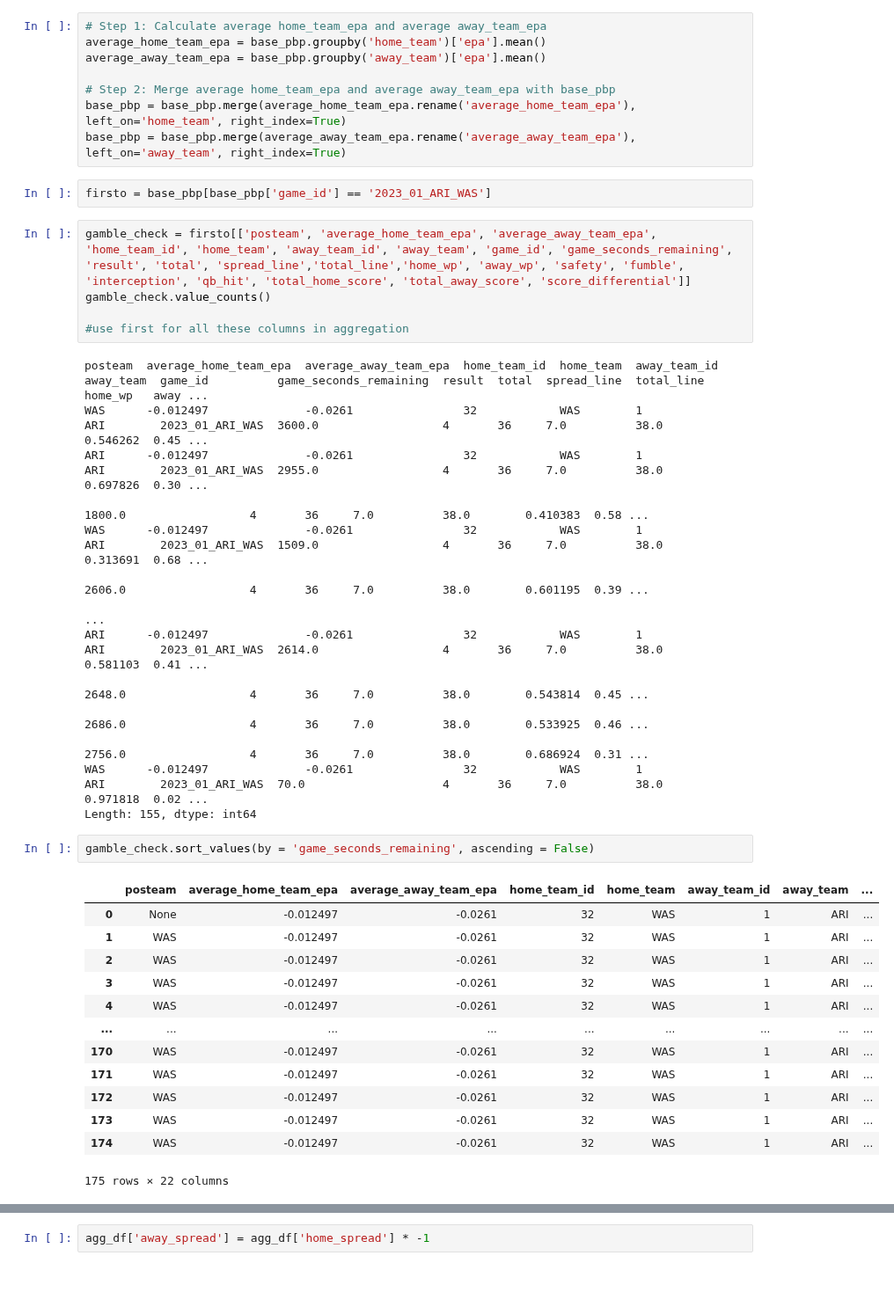
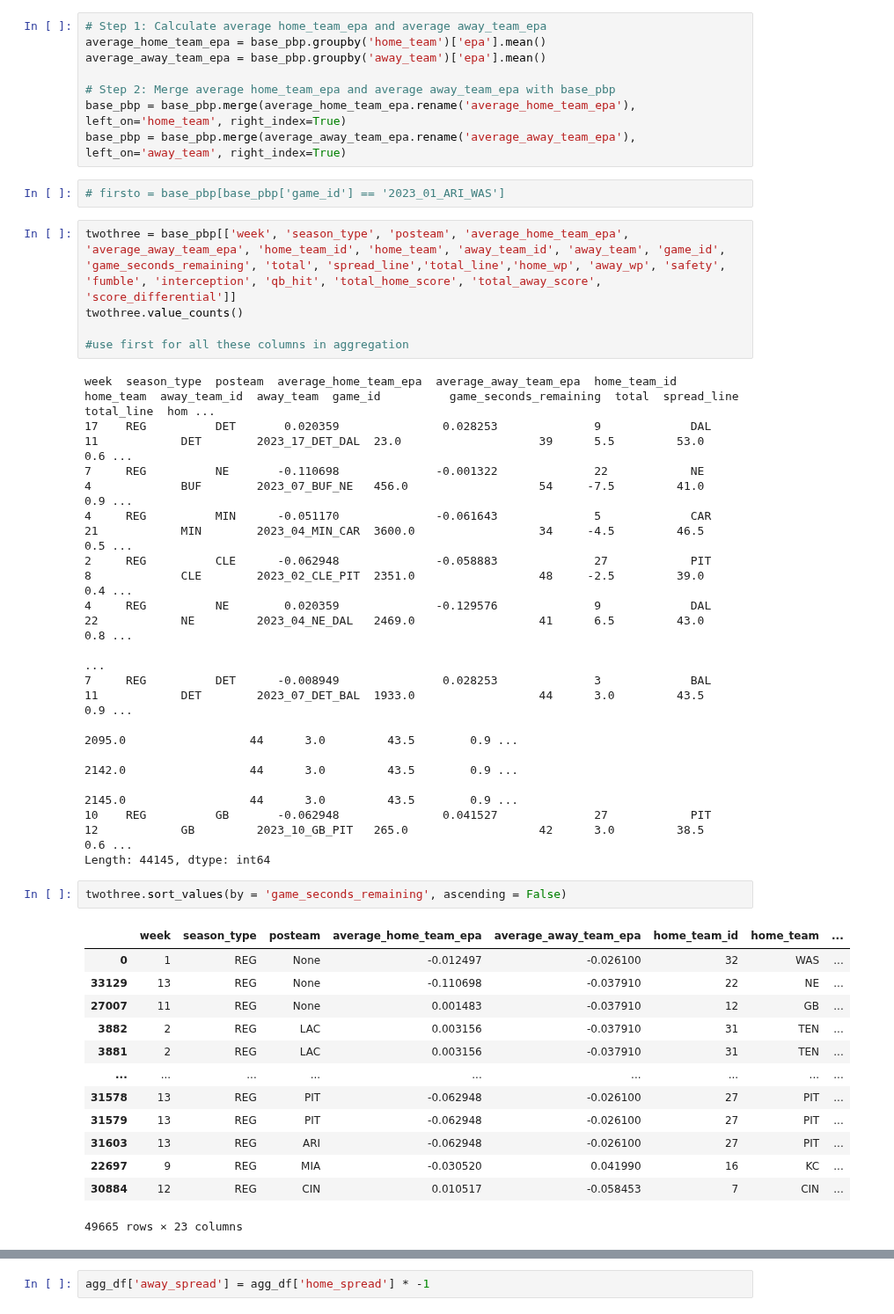
Before and after one commit to bhuggard/CheckTheCover, a Jupyter notebook: notebooks/data_pull.ipynb, the cells around one changed output, grey strips where cells are left out. Shown at 88% size. Cells and saved outputs as stored; diff of their text form; blank space fills up the shorter version.

```diff
--- a/notebooks/data_pull.ipynb
+++ b/notebooks/data_pull.ipynb
@@ -73,39 +73,39 @@ average_away_team_epa = base_pbp.groupby('away_team')['epa'].mean()
 base_pbp = base_pbp.merge(average_home_team_epa.rename('average_home_team_epa'), left_on='home_team', right_index=True)
 base_pbp = base_pbp.merge(average_away_team_epa.rename('average_away_team_epa'), left_on='away_team', right_index=True)
 # %%
-firsto = base_pbp[base_pbp['game_id'] == '2023_01_ARI_WAS']
+# firsto = base_pbp[base_pbp['game_id'] == '2023_01_ARI_WAS']
 # %%
-gamble_check = firsto[['posteam', 'average_home_team_epa', 'average_away_team_epa', 'home_team_id', 'home_team', 'away_team_id', 'away_team', 'game_id', 'game_seconds_remaining', 'result', 'total', 'spread_line','total_line','home_wp', 'away_wp', 'safety', 'fumble', 'interception', 'qb_hit', 'total_home_score', 'total_away_score', 'score_differential']]
-gamble_check.value_counts()
+twothree = base_pbp[['week', 'season_type', 'posteam', 'average_home_team_epa', 'average_away_team_epa', 'home_team_id', 'home_team', 'away_team_id', 'away_team', 'game_id', 'game_seconds_remaining', 'total', 'spread_line','total_line','home_wp', 'away_wp', 'safety', 'fumble', 'interception', 'qb_hit', 'total_home_score', 'total_away_score', 'score_differential']]
+twothree.value_counts()
 
 #use first for all these columns in aggregation
 # %% [output]
-posteam  average_home_team_epa  average_away_team_epa  home_team_id  home_team  away_team_id  away_team  game_id          game_seconds_remaining  result  total  spread_line  total_line  home_wp   away ...
-WAS      -0.012497              -0.0261                32            WAS        1             ARI        2023_01_ARI_WAS  3600.0                  4       36     7.0          38.0        0.546262  0.45 ...
-ARI      -0.012497              -0.0261                32            WAS        1             ARI        2023_01_ARI_WAS  2955.0                  4       36     7.0          38.0        0.697826  0.30 ...
-                                                                                                                          1800.0                  4       36     7.0          38.0        0.410383  0.58 ...
-WAS      -0.012497              -0.0261                32            WAS        1             ARI        2023_01_ARI_WAS  1509.0                  4       36     7.0          38.0        0.313691  0.68 ...
-                                                                                                                          2606.0                  4       36     7.0          38.0        0.601195  0.39 ...
+week  season_type  posteam  average_home_team_epa  average_away_team_epa  home_team_id  home_team  away_team_id  away_team  game_id          game_seconds_remaining  total  spread_line  total_line  hom ...
+17    REG          DET       0.020359               0.028253              9             DAL        11            DET        2023_17_DET_DAL  23.0                    39      5.5         53.0        0.6 ...
+7     REG          NE       -0.110698              -0.001322              22            NE         4             BUF        2023_07_BUF_NE   456.0                   54     -7.5         41.0        0.9 ...
+4     REG          MIN      -0.051170              -0.061643              5             CAR        21            MIN        2023_04_MIN_CAR  3600.0                  34     -4.5         46.5        0.5 ...
+2     REG          CLE      -0.062948              -0.058883              27            PIT        8             CLE        2023_02_CLE_PIT  2351.0                  48     -2.5         39.0        0.4 ...
+4     REG          NE        0.020359              -0.129576              9             DAL        22            NE         2023_04_NE_DAL   2469.0                  41      6.5         43.0        0.8 ...
                                                                                                                                                                                                          ...
-ARI      -0.012497              -0.0261                32            WAS        1             ARI        2023_01_ARI_WAS  2614.0                  4       36     7.0          38.0        0.581103  0.41 ...
-                                                                                                                          2648.0                  4       36     7.0          38.0        0.543814  0.45 ...
-                                                                                                                          2686.0                  4       36     7.0          38.0        0.533925  0.46 ...
-                                                                                                                          2756.0                  4       36     7.0          38.0        0.686924  0.31 ...
-WAS      -0.012497              -0.0261                32            WAS        1             ARI        2023_01_ARI_WAS  70.0                    4       36     7.0          38.0        0.971818  0.02 ...
-Length: 155, dtype: int64
+7     REG          DET      -0.008949               0.028253              3             BAL        11            DET        2023_07_DET_BAL  1933.0                  44      3.0         43.5        0.9 ...
+                                                                                                                                             2095.0                  44      3.0         43.5        0.9 ...
+                                                                                                                                             2142.0                  44      3.0         43.5        0.9 ...
+                                                                                                                                             2145.0                  44      3.0         43.5        0.9 ...
+10    REG          GB       -0.062948               0.041527              27            PIT        12            GB         2023_10_GB_PIT   265.0                   42      3.0         38.5        0.6 ...
+Length: 44145, dtype: int64
 # %%
-gamble_check.sort_values(by = 'game_seconds_remaining', ascending = False)
+twothree.sort_values(by = 'game_seconds_remaining', ascending = False)
 # %% [output]
-|  | posteam | average_home_team_epa | average_away_team_epa | home_team_id | home_team | away_team_id | away_team | ... |
-| 0 | None | -0.012497 | -0.0261 | 32 | WAS | 1 | ARI | ... |
-| 1 | WAS | -0.012497 | -0.0261 | 32 | WAS | 1 | ARI | ... |
-| 2 | WAS | -0.012497 | -0.0261 | 32 | WAS | 1 | ARI | ... |
-| 3 | WAS | -0.012497 | -0.0261 | 32 | WAS | 1 | ARI | ... |
-| 4 | WAS | -0.012497 | -0.0261 | 32 | WAS | 1 | ARI | ... |
+|  | week | season_type | posteam | average_home_team_epa | average_away_team_epa | home_team_id | home_team | ... |
+| 0 | 1 | REG | None | -0.012497 | -0.026100 | 32 | WAS | ... |
+| 33129 | 13 | REG | None | -0.110698 | -0.037910 | 22 | NE | ... |
+| 27007 | 11 | REG | None | 0.001483 | -0.037910 | 12 | GB | ... |
+| 3882 | 2 | REG | LAC | 0.003156 | -0.037910 | 31 | TEN | ... |
+| 3881 | 2 | REG | LAC | 0.003156 | -0.037910 | 31 | TEN | ... |
 | ... | ... | ... | ... | ... | ... | ... | ... | ... |
-| 170 | WAS | -0.012497 | -0.0261 | 32 | WAS | 1 | ARI | ... |
-| 171 | WAS | -0.012497 | -0.0261 | 32 | WAS | 1 | ARI | ... |
-| 172 | WAS | -0.012497 | -0.0261 | 32 | WAS | 1 | ARI | ... |
-| 173 | WAS | -0.012497 | -0.0261 | 32 | WAS | 1 | ARI | ... |
-| 174 | WAS | -0.012497 | -0.0261 | 32 | WAS | 1 | ARI | ... |
+| 31578 | 13 | REG | PIT | -0.062948 | -0.026100 | 27 | PIT | ... |
+| 31579 | 13 | REG | PIT | -0.062948 | -0.026100 | 27 | PIT | ... |
+| 31603 | 13 | REG | ARI | -0.062948 | -0.026100 | 27 | PIT | ... |
+| 22697 | 9 | REG | MIA | -0.030520 | 0.041990 | 16 | KC | ... |
+| 30884 | 12 | REG | CIN | 0.010517 | -0.058453 | 7 | CIN | ... |
-175 rows × 22 columns
+49665 rows × 23 columns
```
Also changed, not shown: parts of 6 cells of this notebook.
